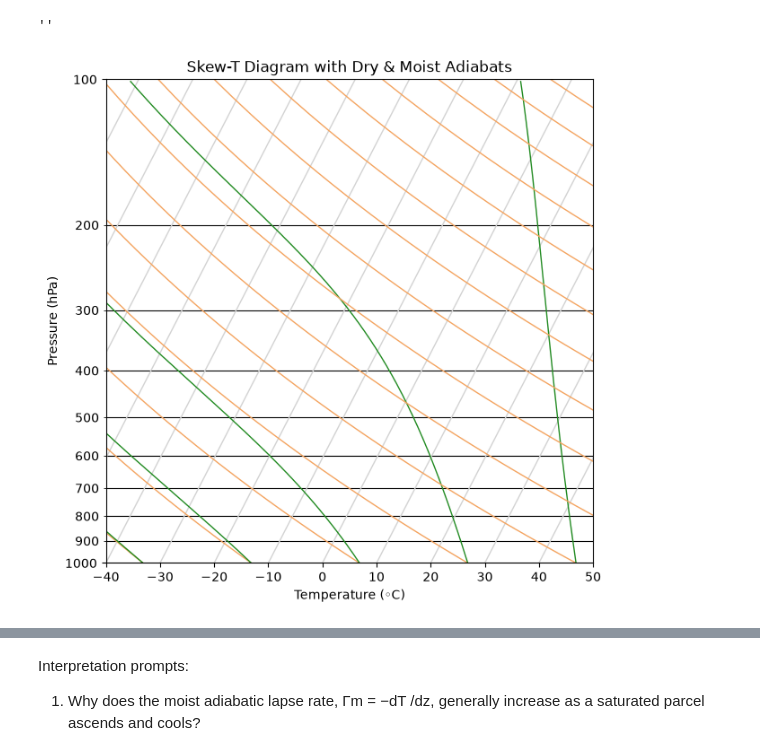
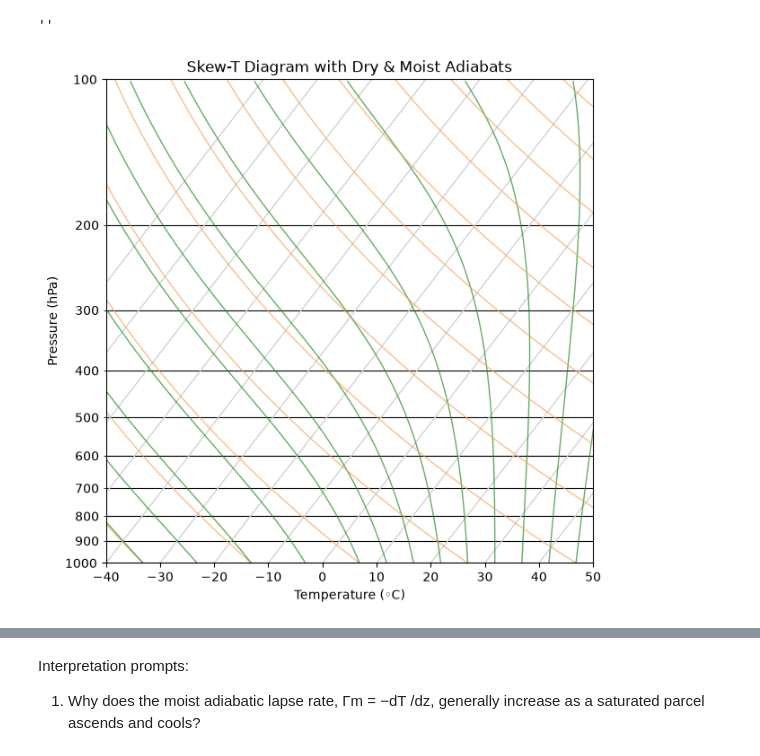
Before and after one commit to wxks/metr5003, a Jupyter notebook: lab3.ipynb, the cells around one changed output, grey strips where cells are left out. Cells and saved outputs as stored; diff of their text form; code cells hidden in the pictures.

```diff
--- a/lab3.ipynb
+++ b/lab3.ipynb
@@ -154,7 +154,7 @@ ax.set_ylabel("Pressure (hPa)")
 
 ax.set_xlim(-40,50)
 
-def skewT(temp, pres, skew=-20): #Skews the temperature axis for a SkewT plot.
+def skewT(temp, pres, skew=-30): #Skews the temperature axis for a SkewT plot.
     #temp: temperature values (deg C)
     #pres: pressure values (hPa)
     #skew: amount of skew (default of -20)
@@ -176,7 +176,7 @@ g= 9.81 #m s−2
 eps= rd/rv
 
 finding_const_theta= 300 # K
-d_theta= np.arange(240,540,20)
+d_theta= np.arange(240,540,5)
 
 def dry_adiabat(theta, pres, init_pres=1000):
     return theta * ((pres/init_pres)**(rd/cp))
@@ -184,9 +184,6 @@ def dry_adiabat(theta, pres, init_pres=1000):
 
 
 #change moist adiabat eqn to pressure coordinates -> use HB and multiple by RdT/pg
-
-
-
 
 def moist_adiabat(temp, pres):
     es=6.112*(np.exp(17.67*((temp-273.15)/(temp-29.65)))) #hPa
@@ -198,49 +195,42 @@ def moist_adiabat(temp, pres):
     return theta_p
 
 # give it a T inital and pressure inital
 # equal theta 0 values
 # how tou define the incriment
 #theta from dry adibat equation
 #dt/dp
 #
 
 #print(moist_adiabat(300))
 
 
 hi_res_p=np.arange(100,1000,1)
 hi_res_p2=np.arange(1000,100,-1)
 #print(hi_res_p2)
 
 
 for theta in d_theta:
     adi_temp= dry_adiabat(theta, pressure)
     adi_temp_sk=skewT(adi_temp-273.15, pressure)
     adi_moist=moist_adiabat(adi_temp[-1],1000)
-    #print(adi_temp[-1]-273.15)
-    #print(adi_temp[-1]-273.15)
-    #print(adi_temp[0]-273.15)
+
     adi_moist_2=[]
     adi_moist_2.append(adi_temp[-1]-273.15)
     temp_interate=adi_temp[-1]-273.15
     for pres in list(range(len(hi_res_p2))):
-        #print(temp_interate)
-        #print(adi_moist)
+
         temp_interate = temp_interate-adi_moist
         adi_moist_2.append(temp_interate)
         adi_moist=moist_adiabat(temp_interate+273.15,hi_res_p2[pres])
-        #print(adi_moist*100)
-        #print(adi_moist)
-        #print(len(adi_temp))
-        #print(len(pressure))
-        #print(len(adi_moist))
-        #print(adi_val)
-    #print((adi_moist_2))
-    #print(len(hi_res_p2))
     adi_moist_sk=skewT(adi_moist_2[:-1],hi_res_p2)
-    ax.plot(adi_temp_sk, pressure, color='sandybrown', linestyle='-', linewidth=1)
-    ax.plot(adi_moist_sk, hi_res_p2, color='forestgreen', linestyle='-', linewidth=1)
+    if theta%4 ==0:
+        ax.plot(adi_temp_sk, pressure, color='sandybrown', linestyle='-', linewidth=1,alpha=.7)
+    if theta > 280:
+        ax.plot(adi_moist_sk, hi_res_p2, color='forestgreen', linestyle='-', linewidth=1,alpha=.7)
+    elif theta %2 ==0:
+        ax.plot(adi_moist_sk, hi_res_p2, color='forestgreen', linestyle='-', linewidth=1,alpha=.7)
 # %% [output]
-[figure, old version]
+[figure, new version]
 # %%
 # SkewT with Isotherms, Dry Adiabats, Moist Adiabats, and a sounding T/Td data
 fig=plt.figure()
```
Also changed, not shown: parts of 1 cell of this notebook.
